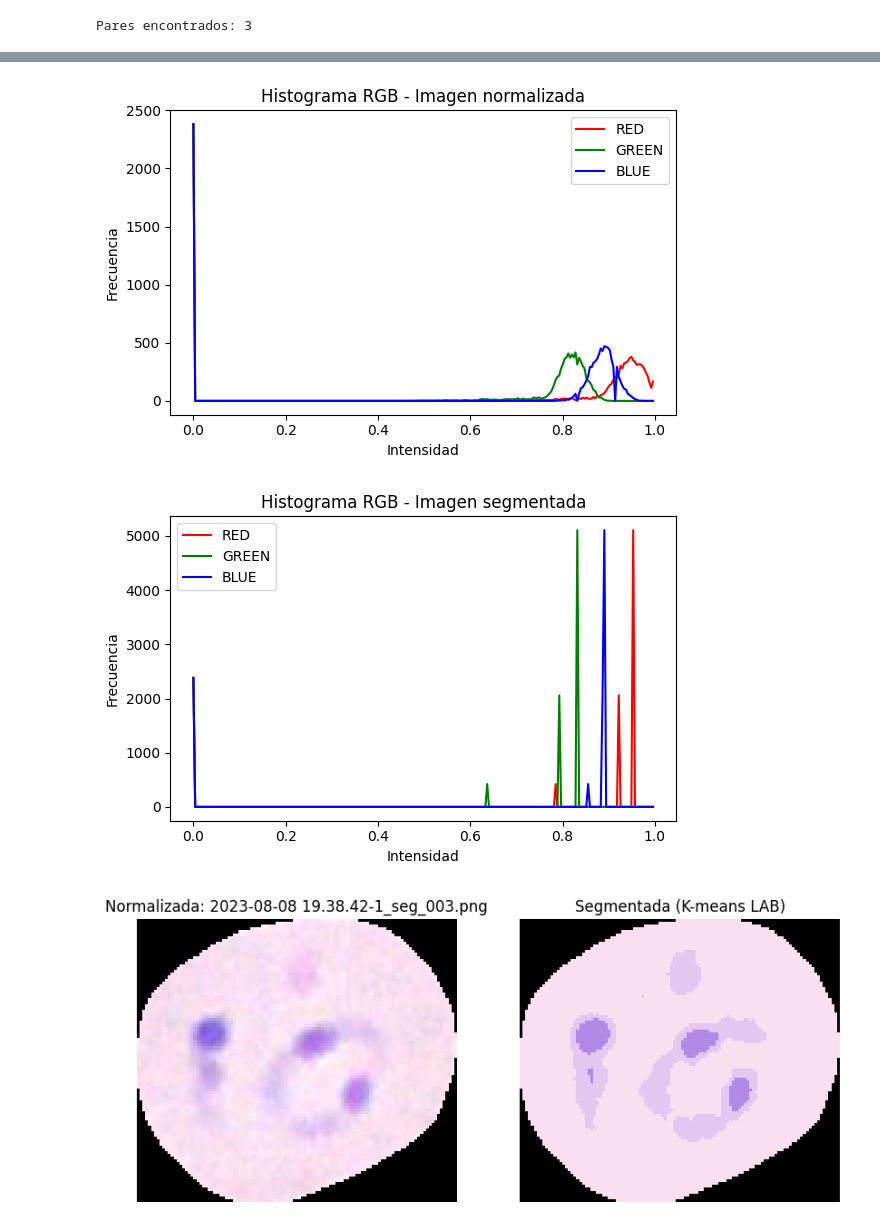
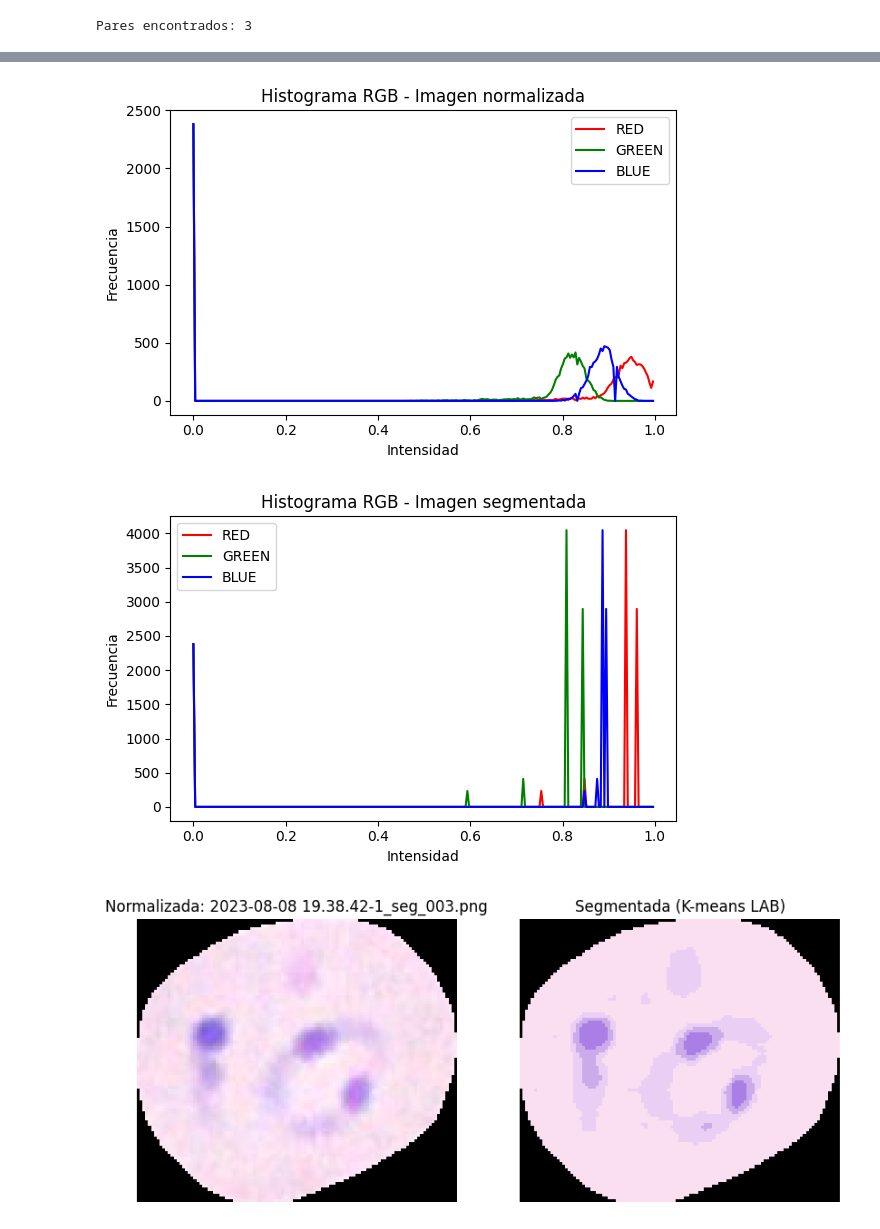
Before and after one commit to asegura4488/Malaria, a Jupyter notebook: Segmentacion/clusterinarreglado.ipynb, the cells around one changed output, grey strips where cells are left out. Drawn from its saved outputs; the diff is of its cells as text; code cells hidden in the pictures.

```diff
--- a/Segmentacion/clusterinarreglado.ipynb
+++ b/Segmentacion/clusterinarreglado.ipynb
@@ -54,34 +54,34 @@ for ref_path in Path(root).rglob("*_ref.png"):
 print(f"Pares encontrados: {len(pairs)}")
 
 # --- Proceso ---
 for (img_path, ref_path) in pairs:
     img  = read_rgb_float01(str(img_path))
     rimg = read_rgb_float01(str(ref_path))
     norm_img = normalize_img(img, rimg)
 
-    labels, centers, seg_lab = kmeans_lab_segments(norm_img, K=4)
+    labels, centers, seg_lab = kmeans_lab_segments(norm_img, K=5)
     seg_rgb = skcolor.lab2rgb(seg_lab)
 
     # Mostrar imágenes
     plt.figure(figsize=(10,5))
     plt.subplot(1,2,1)
     plt.imshow(norm_img)
     plt.title(f"Normalizada: {img_path.name}")
     plt.axis("off")
 
     plt.subplot(1,2,2)
     plt.imshow(seg_rgb)
     plt.title("Segmentada (K-means LAB)")
     plt.axis("off")
     plt.show()
 
     # Mostrar histogramas RGB
     plot_rgb_histogram(norm_img, "Histograma RGB - Imagen normalizada")
     plot_rgb_histogram(seg_rgb, "Histograma RGB - Imagen segmentada")
 # %% [output]
 Pares encontrados: 3
 [figure]
 [figure]
-[figure, old version]
+[figure, new version]
 [figure]
 [figure]
```
Also changed, not shown: parts of 1 cell of this notebook.
